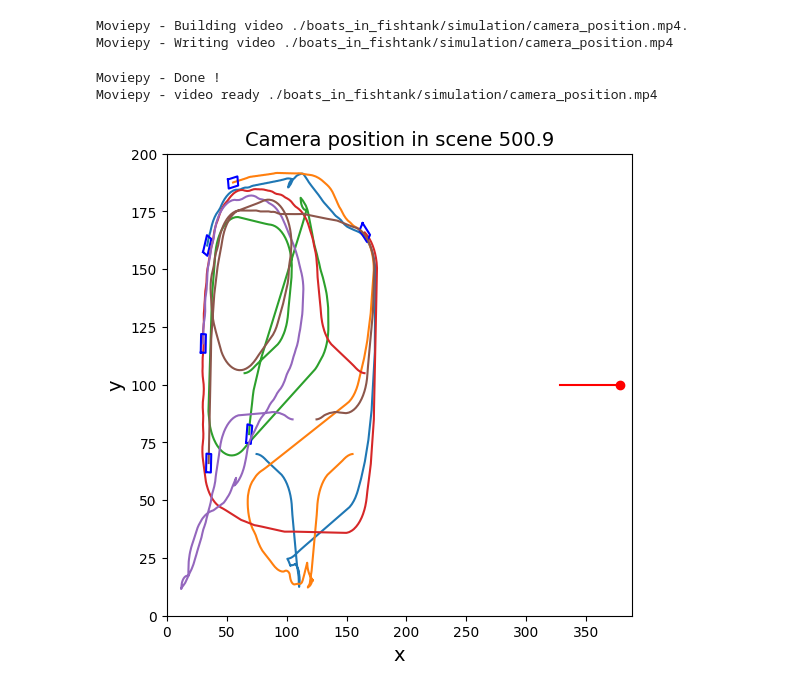
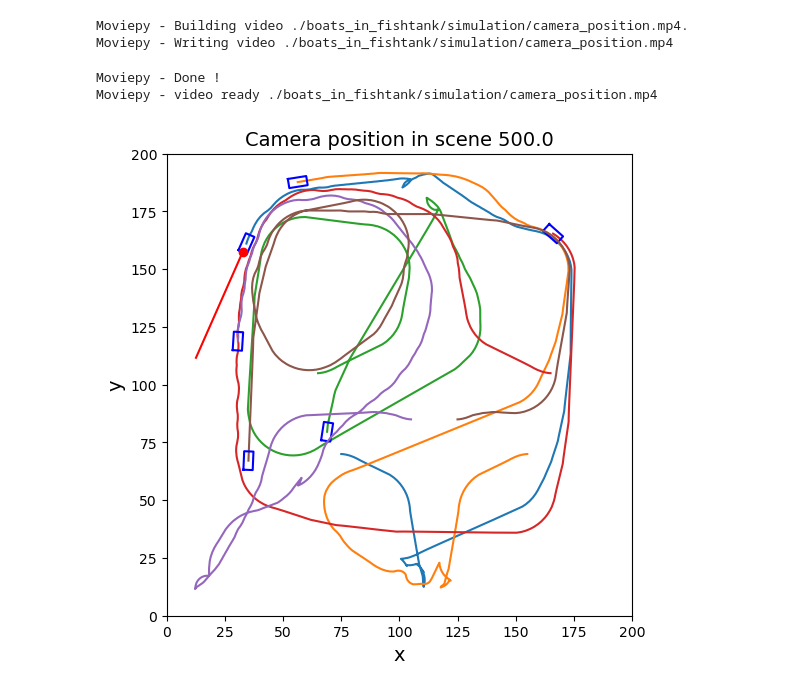
Before and after one commit to andreajessen/MODSIM, a Jupyter notebook: src/replay_pose_data.ipynb, the cells around one changed output. Cells and saved outputs as stored; diff of their text form; code cells hidden in the pictures.

Commit message:
Replay henriks poses with moving camera

```diff
--- a/src/replay_pose_data.ipynb
+++ b/src/replay_pose_data.ipynb
@@ -59,13 +63,30 @@ largest_radius = 100
 path_centre = (100,100)
 height = 60
 camera = create_and_place_simple_legacy_camera(largest_radius, path_centre, height=height)
+# %%
+# Dynamic camera
+focal_length = 50*10**-3
+image_bounds = (3600, 2400) # Pixels (x,y)
+film_size = (36*10**-3, 24*10**-3)
+px = film_size[0]/image_bounds[0]
+py = film_size[1]/image_bounds[1]
+principal_point = (image_bounds[0]/2,image_bounds[1]/2)
+width_of_sensor = 36*10**-3 # Width of sensor
+roll_vcf = 0
+yaw_vcf = 0
+pitch_vcf = np.pi / 20
+pos_vcf = np.array([vessels[0].get_length()/2, 0, vessels[0].get_air_draft()/2])
+
+camera = VirtualCamera(focal_length, px, py, principal_point, image_bounds)
+camera.place_camera_on_vessel(pos_vcf, roll_vcf, pitch_vcf, yaw_vcf)
+camera_rig = CameraRig(camera, vessels[0])
 # %%
-visualize_camera_pose_in_dsg_mov(camera, vessels, folder_path=simulation_folder, fps=3, skip=10, max_duration=100000, y_x_lim=200)
+visualize_camera_pose_in_dsg_mov(camera_rig, vessels, folder_path=simulation_folder, fps=3, skip=10, max_duration=5000, y_x_lim=200)
 # %% [output]
 Moviepy - Building video ./boats_in_fishtank/simulation/camera_position.mp4.
 Moviepy - Writing video ./boats_in_fishtank/simulation/camera_position.mp4
 Moviepy - Done !
 Moviepy - video ready ./boats_in_fishtank/simulation/camera_position.mp4
-[figure, old version]
+[figure, new version]
 # %%
 # all_projected_points = project_all_points(camera, vessels, writeToJson=True, folder_path=simulation_folder)
```
Also changed, not shown: parts of 8 cells of this notebook.
